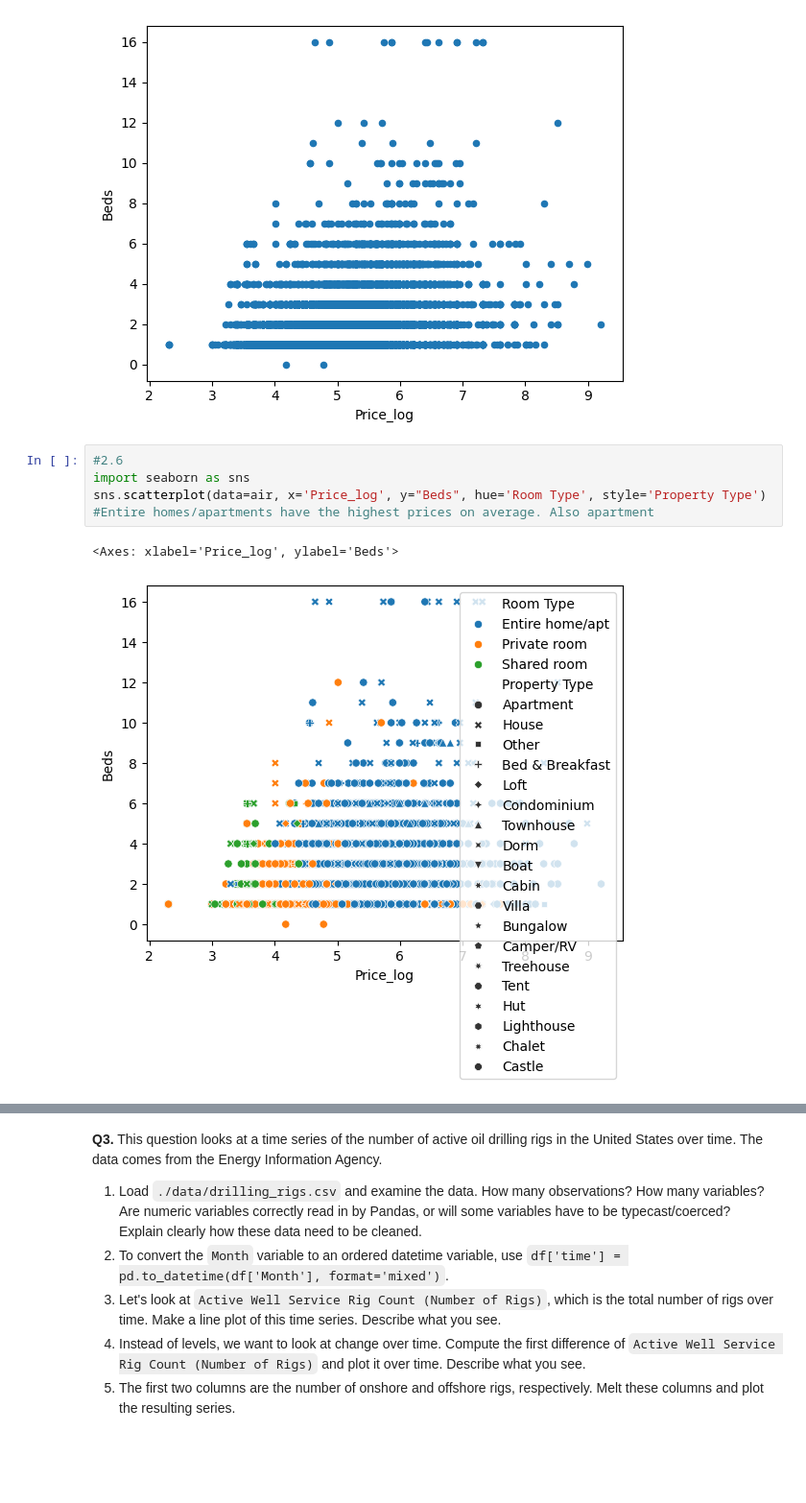
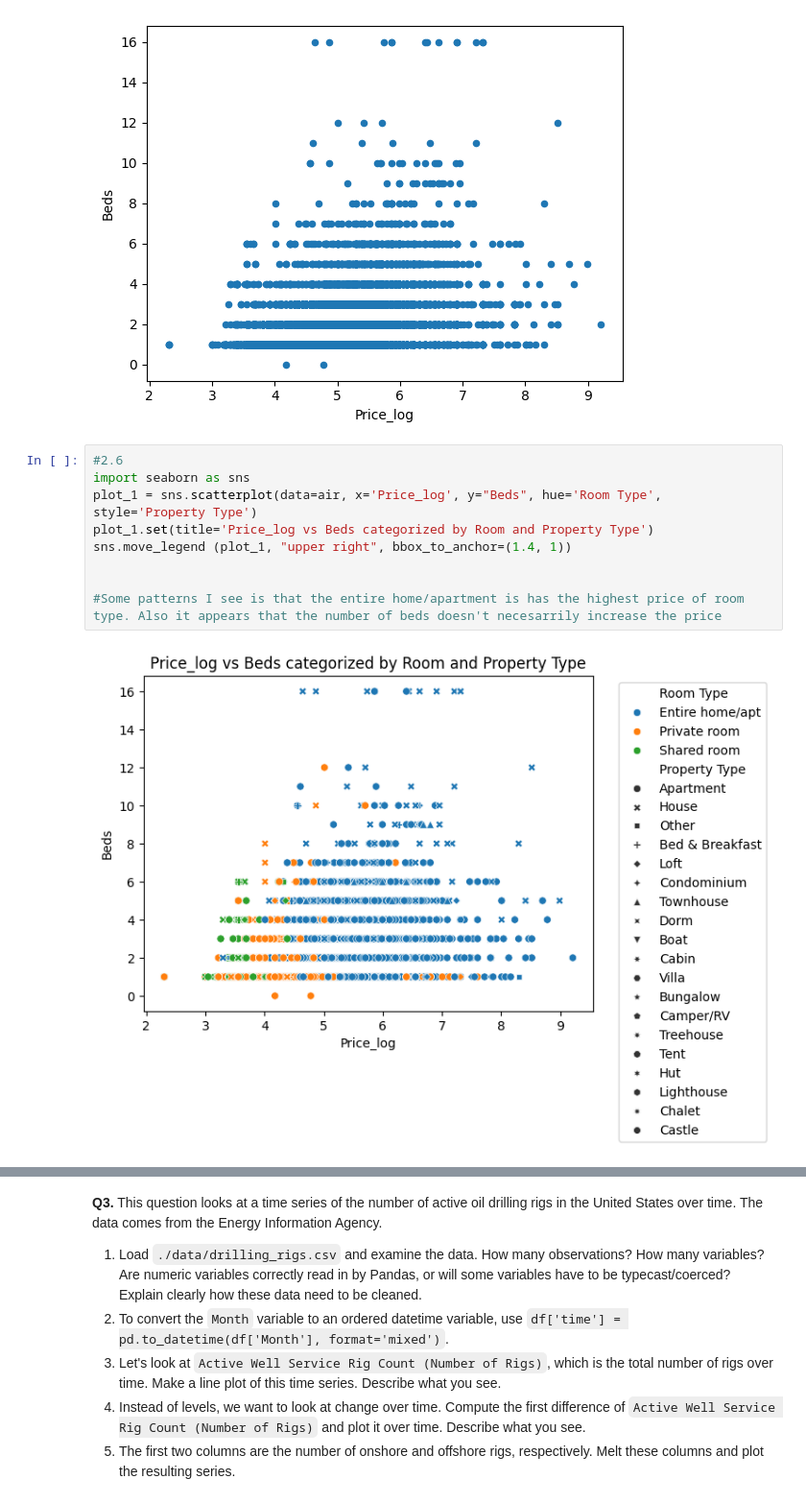
Before and after one commit to nladocsi/eda_assignment, a Jupyter notebook: eda_assignment.ipynb, the cells around one changed output, grey strips where cells are left out. Shown: that part at 96% size. Drawn from its saved outputs; the diff is of its cells as text; blank space fills up the shorter version.

```diff
--- a/eda_assignment.ipynb
+++ b/eda_assignment.ipynb
@@ -169,11 +187,14 @@ air.groupby('Beds')['Price'].describe()
 | 12.0 | 4.0 | 1418.750000 | 2388.285211 | 150.0 | 206.25 | 262.5 | 1475.00 | 5000.0 |
 | 16.0 | 13.0 | 736.000000 | 496.804287 | 104.0 | 350.00 | 625.0 | 1000.00 | 1500.0 |
 [figure]
-# %%
-#2.6
-import seaborn as sns
-sns.scatterplot(data=air, x='Price_log', y="Beds", hue='Room Type', style='Property Type')
-#Entire homes/apartments have the highest prices on average. Also apartment
-# %% [output]
-<Axes: xlabel='Price_log', ylabel='Beds'>
-[figure, removed]
+# %%
+#2.6
+import seaborn as sns
+plot_1 = sns.scatterplot(data=air, x='Price_log', y="Beds", hue='Room Type', style='Property Type')
+plot_1.set(title='Price_log vs Beds categorized by Room and Property Type')
+sns.move_legend (plot_1, "upper right", bbox_to_anchor=(1.4, 1))
+
+
+#Some patterns I see is that the entire home/apartment is has the highest price of room type. Also it appears that the number of beds doesn't necesarrily increase the price
+# %% [output]
+[figure, added]
```
Also changed, not shown: parts of 4 cells of this notebook.
